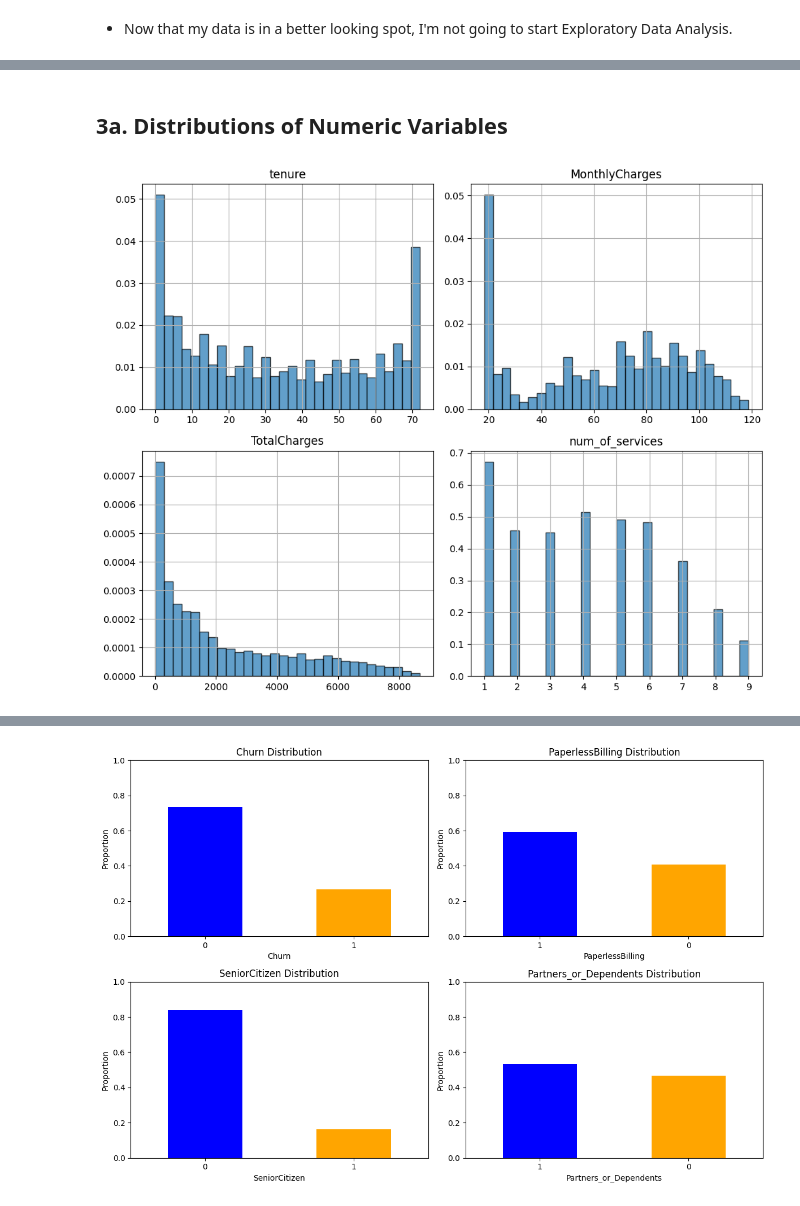
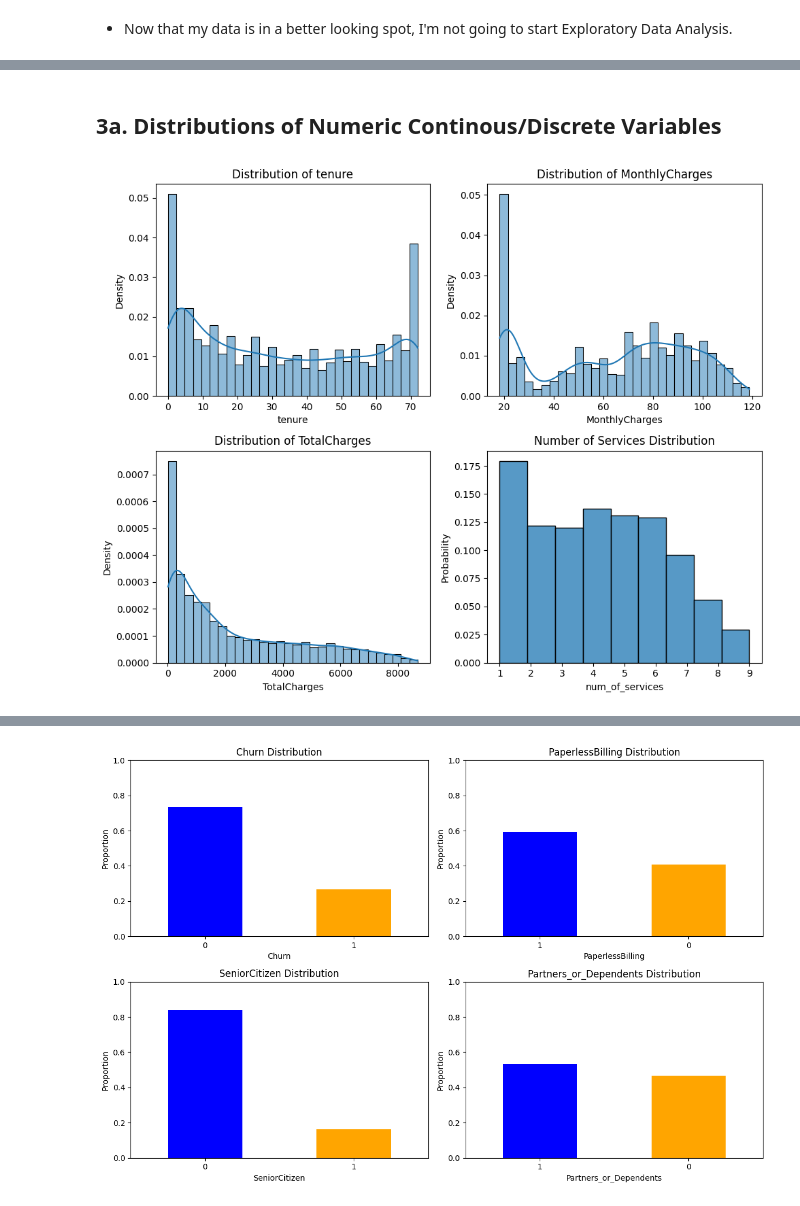
Before and after one commit to sbmccall/data-science-projects, a Jupyter notebook: telco-customer-churn/notebooks/telco_customer_churn_sbm.ipynb, the cells around one changed output, grey strips where cells are left out. Cells and saved outputs as stored; diff of their text form; code cells hidden in the pictures.

```diff
--- a/telco-customer-churn/notebooks/telco_customer_churn_sbm.ipynb
+++ b/telco-customer-churn/notebooks/telco_customer_churn_sbm.ipynb
@@ -471,20 +484,24 @@ memory usage: 660.4+ KB
 # %% [markdown]
-## 3a. Distributions of Numeric Variables
+## 3a. Distributions of Numeric Continous/Discrete Variables
 # %%
-# List of numerical columns
-num_cols = ['tenure', 'MonthlyCharges', 'TotalCharges',
-            'num_of_services']
+# Define variables
+continuous_vars = ["tenure", "MonthlyCharges", "TotalCharges"]
+discrete_vars = ["num_of_services"]
 
 # Create subplots
 fig, axes = plt.subplots(nrows=2, ncols=2, figsize=(10, 8))
-axes = axes.flatten()  # Flatten the axes for easy iteration
+axes = axes.flatten()
 
-# Plot each column
-for i, col in enumerate(num_cols):
-    df_features[col].hist(ax=axes[i], bins=30, density=True, alpha=0.7, edgecolor='black')
-    axes[i].set_title(col)
+# Plot continuous variables with density
+for i, col in enumerate(continuous_vars):
+    sns.histplot(data=df_features, x=col, bins=30, stat="density", kde=True, ax=axes[i])
+    axes[i].set_title(f"Distribution of {col}")
+
+# Plot discrete variable with probability
+sns.histplot(data=df_features, x="num_of_services", bins=9, stat="probability", kde=False, ax=axes[3])
+axes[3].set_title("Number of Services Distribution")
 
 plt.tight_layout()
 plt.show()
 # %% [output]
-[figure, old version]
+[figure, new version]
```
Also changed, not shown: parts of 9 cells of this notebook.
